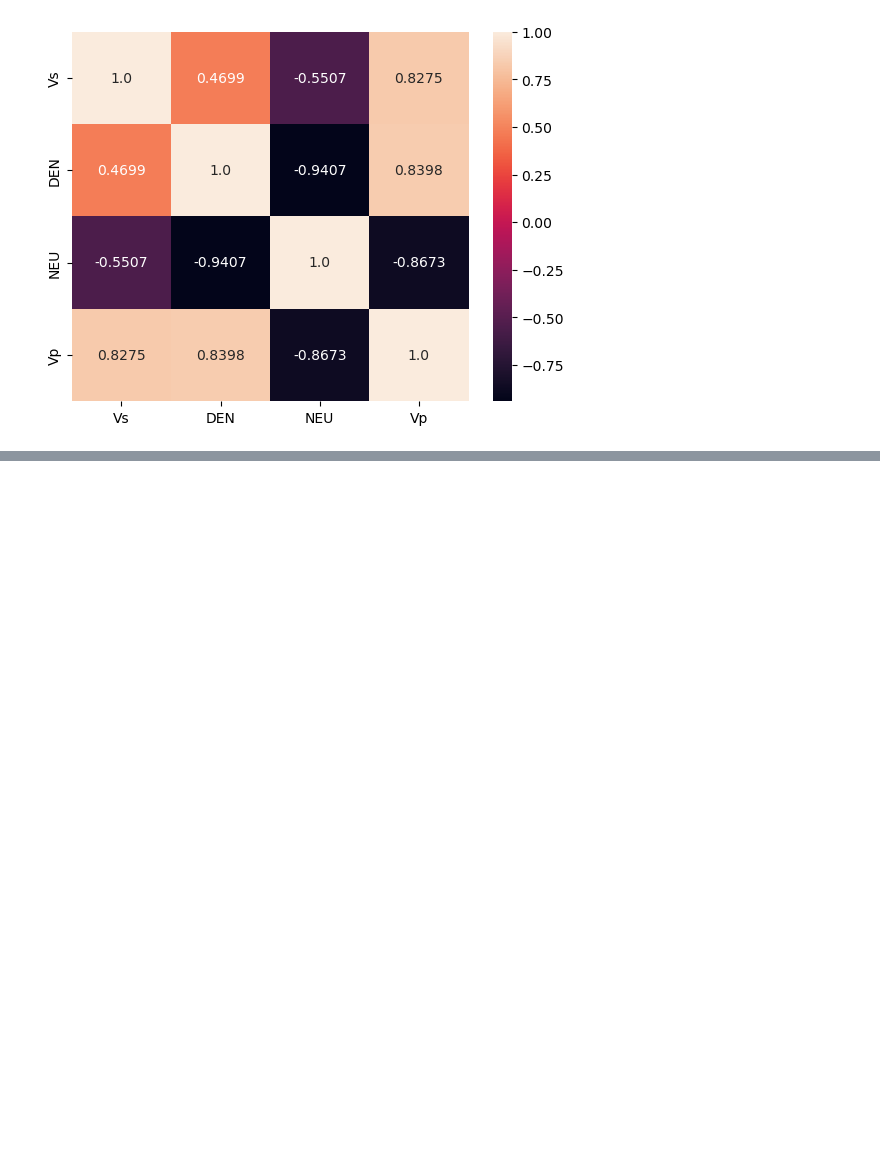
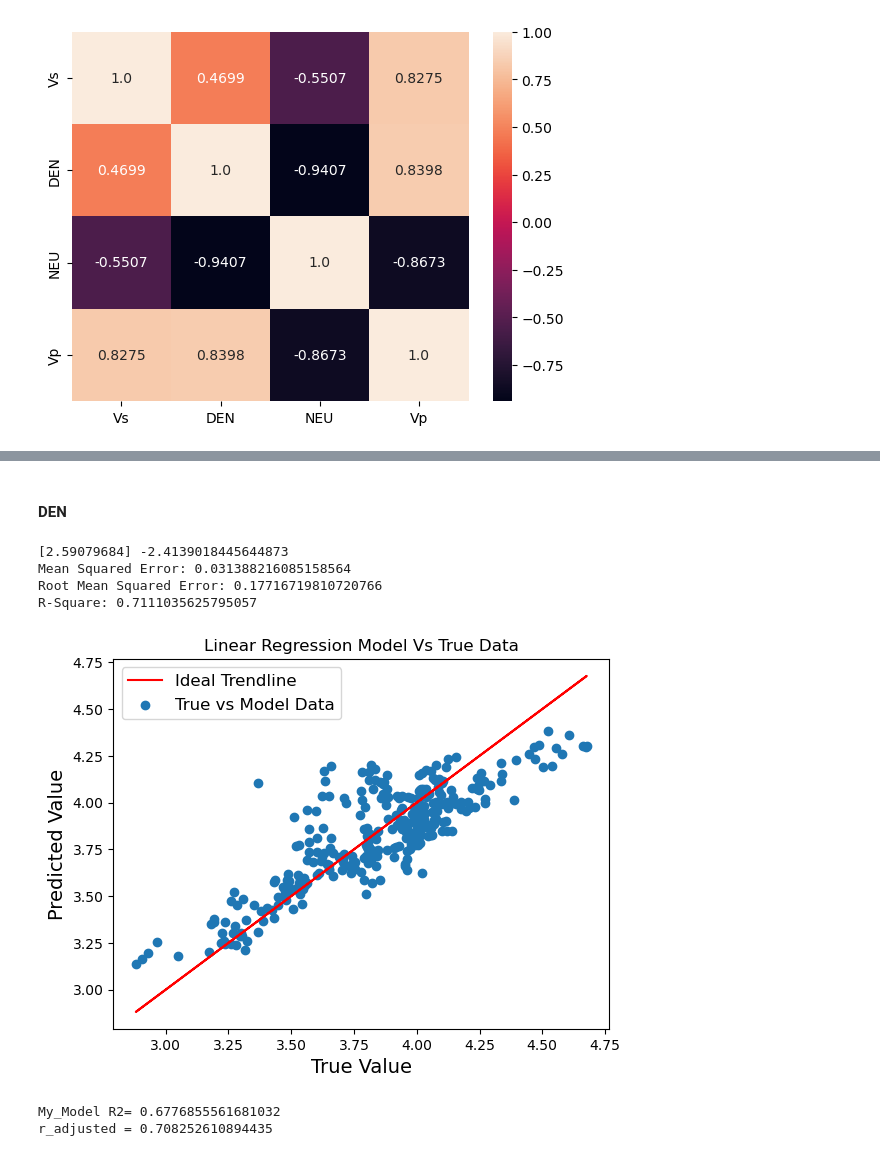
Before and after one commit to GitLars0/Teknisk-Modellering, a Jupyter notebook: ass_3/Project3_1.ipynb, the cells around one changed output, grey strips where cells are left out. Saved outputs shown, nothing was run; the diff lists cells and outputs as text; code cells hidden in the pictures; blank space fills up the shorter version.

```diff
--- a/ass_3/Project3_1.ipynb
+++ b/ass_3/Project3_1.ipynb
@@ -323,0 +360,41 @@ R-Square: 0.6964251039313529
+# %% [markdown]
+#### DEN
+# %%
+X = df4[['DEN']]
+x_train, x_test, y_train, y_test = train_test_split(X,y, test_size=0.3, random_state=42)
+regression = LinearRegression()
+regression.fit(x_train, y_train)
+y_pred = regression.predict(x_test)
+print(regression.coef_, regression.intercept_)
+mse = mean_squared_error(y_test, y_pred)
+rmse = np.sqrt(mse)
+r2 = r2_score(y_test, y_pred)
+
+print('Mean Squared Error:', mse)
+print('Root Mean Squared Error:',rmse)
+print('R-Square:',r2 )
+plt.plot(y_test,y_test, '-r')
+plt.scatter(y_test, y_pred)
+
+plt.title('Linear Regression Model Vs True Data')
+plt.xlabel('True Value',fontsize=14)
+plt.ylabel('Predicted Value',fontsize=14)
+plt.legend(['Ideal Trendline', 'True vs Model Data'], loc='upper left', fontsize=12)
+plt.show()
+
+Co_true = np.array(0.77*y_test**2.93)
+Co_my_model = 0.77*y_pred**2.93
+Co_Castagna = np.array(0.77*(1.16*x_test + 1.36)**2.93)
+print('My_Model R2=', r2_score(Co_true, Co_my_model))
+
+n = len(y_pred)
+p = 3
+print('r_adjusted =', r2_adj(n,p))
+# %% [output]
+[2.59079684] -2.4139018445644873
+Mean Squared Error: 0.031388216085158564
+Root Mean Squared Error: 0.17716719810720766
+R-Square: 0.7111035625795057
+[figure, added]
+My_Model R2= 0.6776855561681032
+r_adjusted = 0.708252610894435
```
Also changed, not shown: parts of 12 cells of this notebook, 3 other files.
